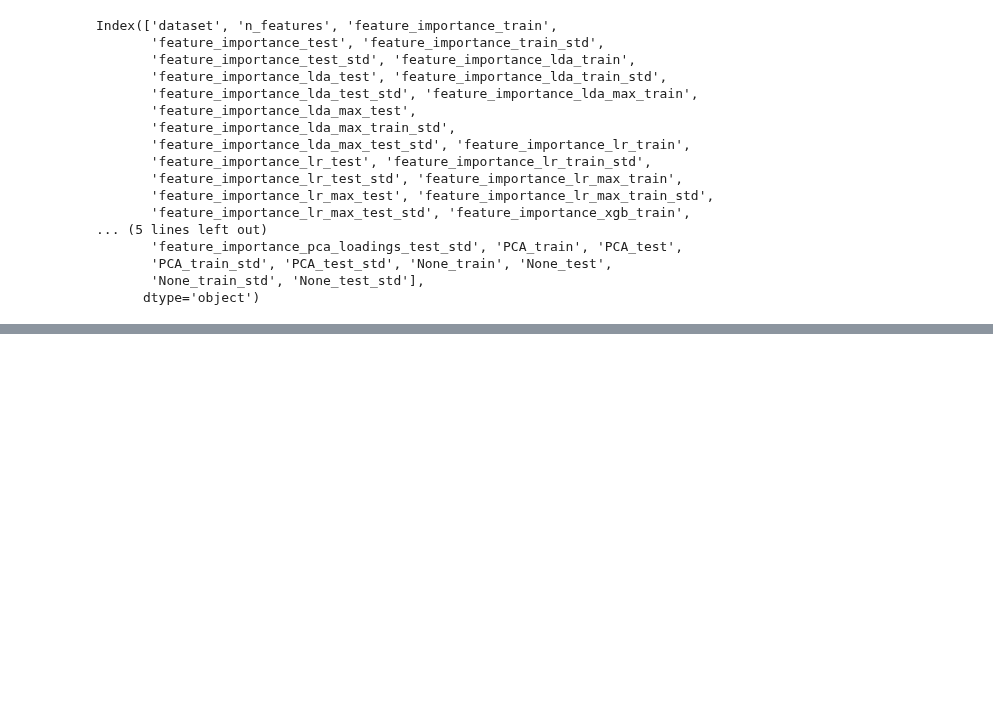
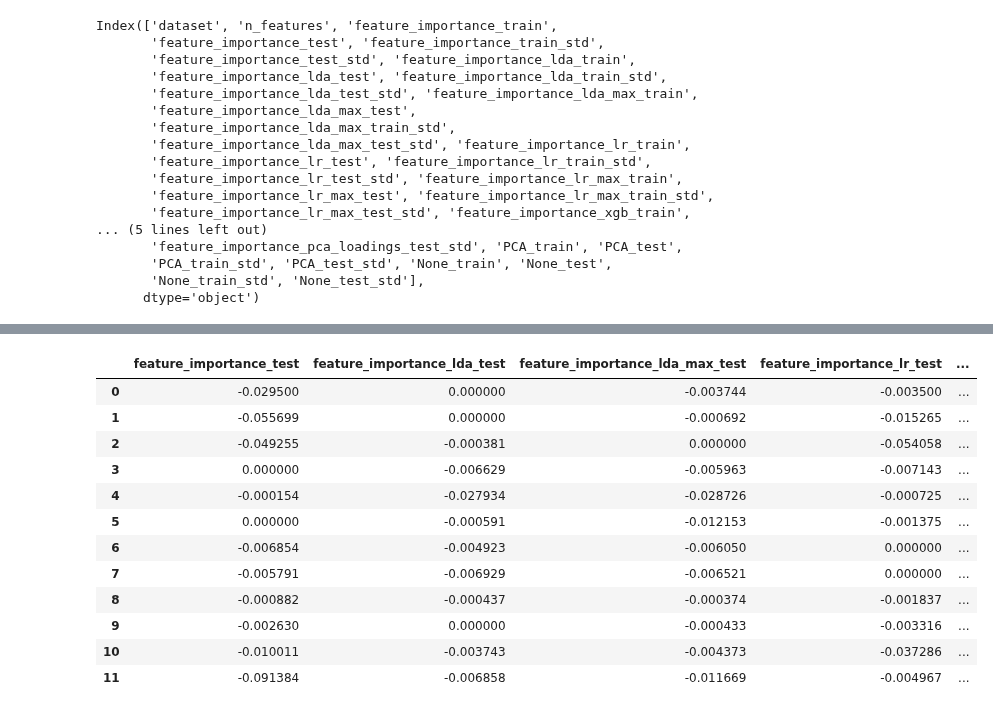
Before and after one commit to simsal0r/mixture-of-decision-trees, a Jupyter notebook: benchmarks/analysis_ex4b_feature_selection_performances.ipynb, the cells around one changed output, grey strips where cells are left out. Saved outputs shown, nothing was run; the diff lists cells and outputs as text; code cells hidden in the pictures; blank space fills up the shorter version.

```diff
--- a/benchmarks/analysis_ex4b_feature_selection_performances.ipynb
+++ b/benchmarks/analysis_ex4b_feature_selection_performances.ipynb
@@ -89,0 +119,17 @@ test_acc = [x + "_test" for x in comparison]
+# %%
+df_div = df[test_acc].div(df[test_acc].max(axis=1),axis=0) - 1
+df_div
+# %% [output]
+|  | feature_importance_test | feature_importance_lda_test | feature_importance_lda_max_test | feature_importance_lr_test | ... |
+| 0 | -0.029500 | 0.000000 | -0.003744 | -0.003500 | ... |
+| 1 | -0.055699 | 0.000000 | -0.000692 | -0.015265 | ... |
+| 2 | -0.049255 | -0.000381 | 0.000000 | -0.054058 | ... |
+| 3 | 0.000000 | -0.006629 | -0.005963 | -0.007143 | ... |
+| 4 | -0.000154 | -0.027934 | -0.028726 | -0.000725 | ... |
+| 5 | 0.000000 | -0.000591 | -0.012153 | -0.001375 | ... |
+| 6 | -0.006854 | -0.004923 | -0.006050 | 0.000000 | ... |
+| 7 | -0.005791 | -0.006929 | -0.006521 | 0.000000 | ... |
+| 8 | -0.000882 | -0.000437 | -0.000374 | -0.001837 | ... |
+| 9 | -0.002630 | 0.000000 | -0.000433 | -0.003316 | ... |
+| 10 | -0.010011 | -0.003743 | -0.004373 | -0.037286 | ... |
+| 11 | -0.091384 | -0.006858 | -0.011669 | -0.004967 | ... |
```
Also changed, not shown: parts of 20 cells of this notebook, 2 other files.
